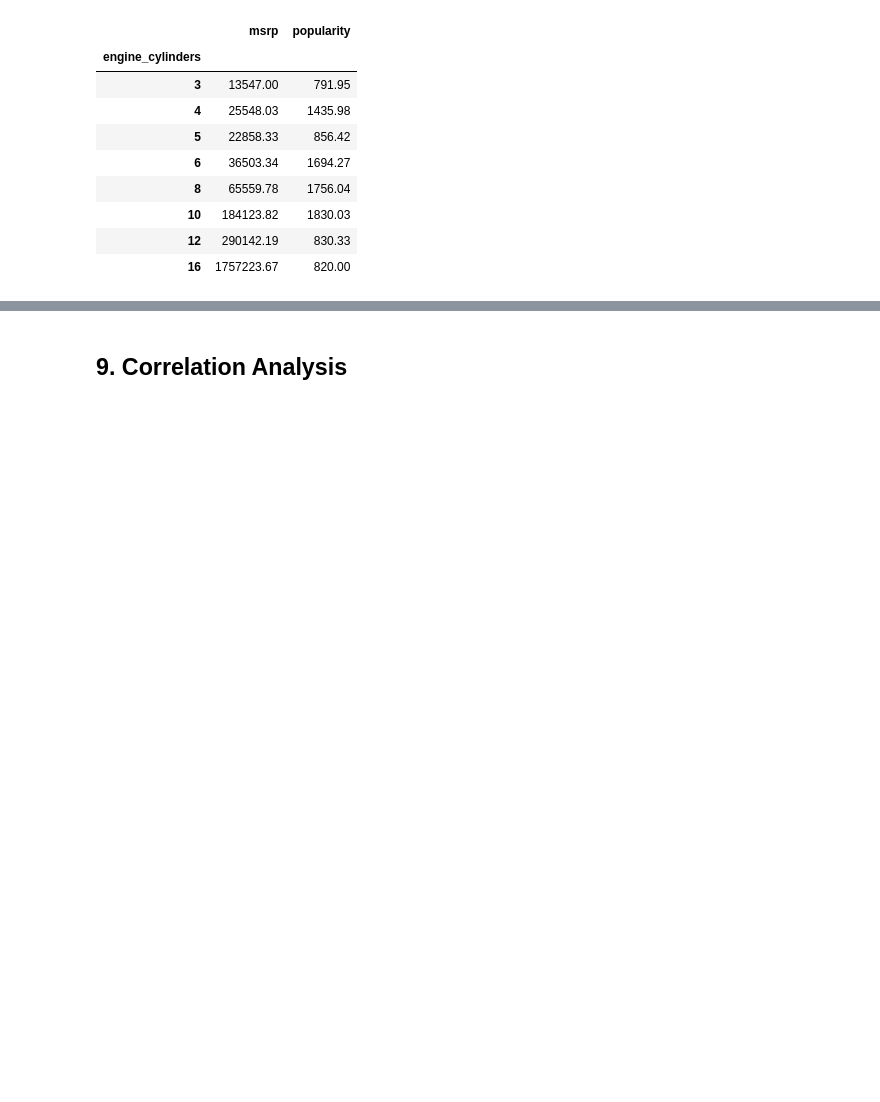
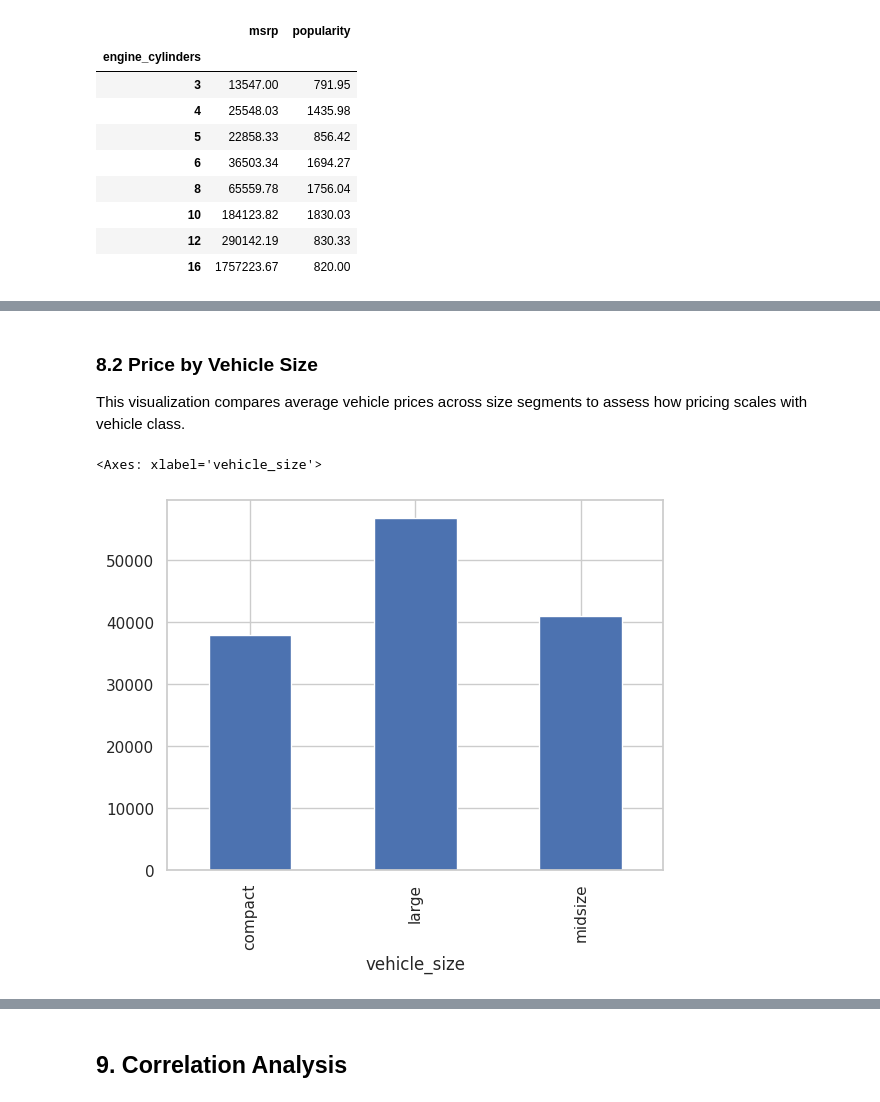
Before and after one commit to t-jor/car-market-analysis, a Jupyter notebook: notebooks/car_market_analysis.ipynb, the cells around one changed output, grey strips where cells are left out. Cells and saved outputs as stored; diff of their text form; code cells hidden in the pictures; blank space fills up the shorter version.

```diff
--- a/notebooks/car_market_analysis.ipynb
+++ b/notebooks/car_market_analysis.ipynb
@@ -819,0 +880,10 @@ df_car_analysis.groupby("engine_cylinders")[["msrp", "popularity"]].mean().round
+# %% [markdown]
+### **8.2 Price by Vehicle Size**
+This visualization compares average vehicle prices across size segments to assess how pricing scales with vehicle class.
+# %%
+# Create a bar chart showing the average MSRP for each category in Vehicle Size
+# V1: Quick version with Pandas
+df_car_analysis.groupby('vehicle_size')['msrp'].mean().plot(kind='bar')
+# %% [output]
+<Axes: xlabel='vehicle_size'>
+[figure, added]
```
Also changed, not shown: parts of 19 cells of this notebook.
